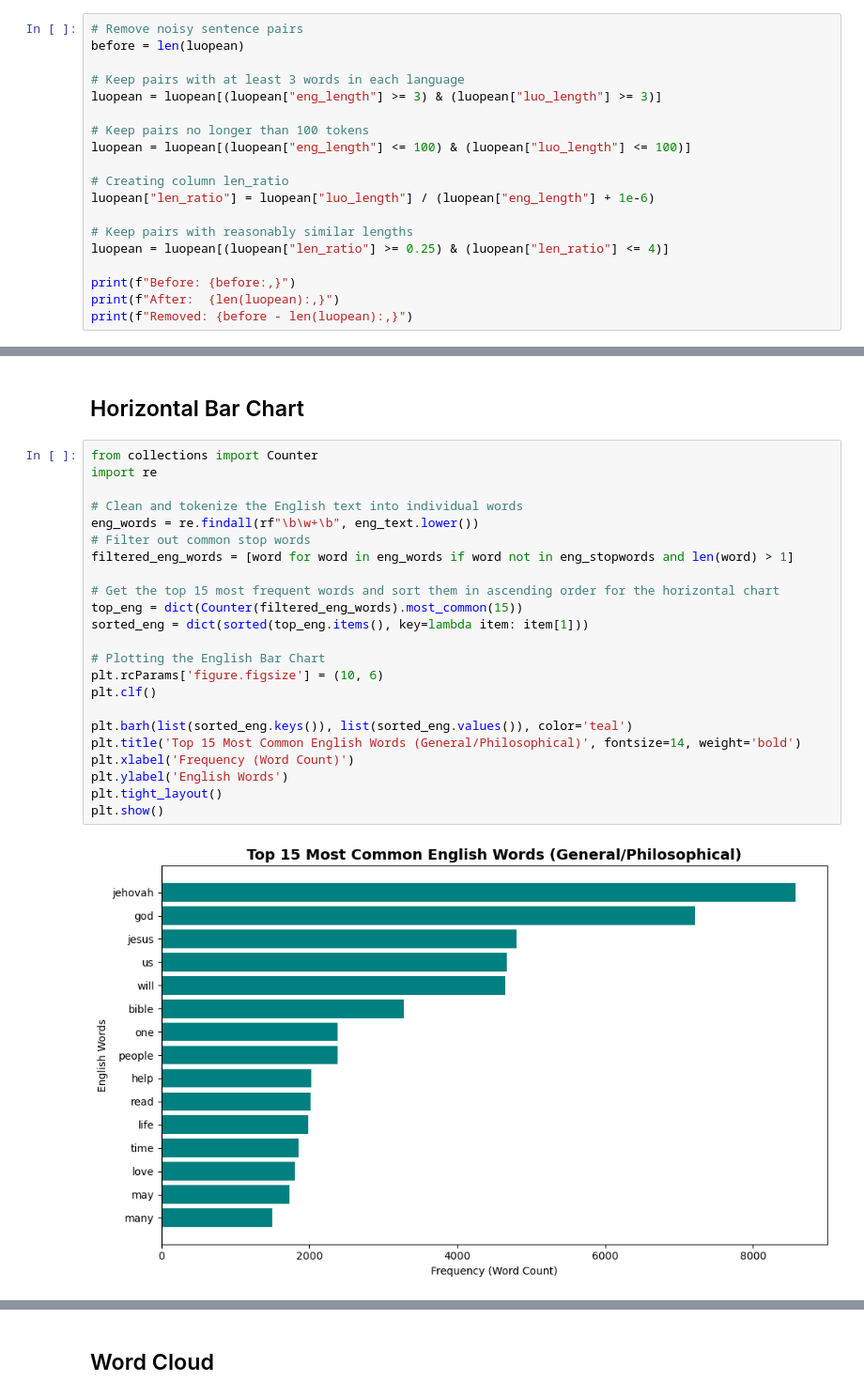
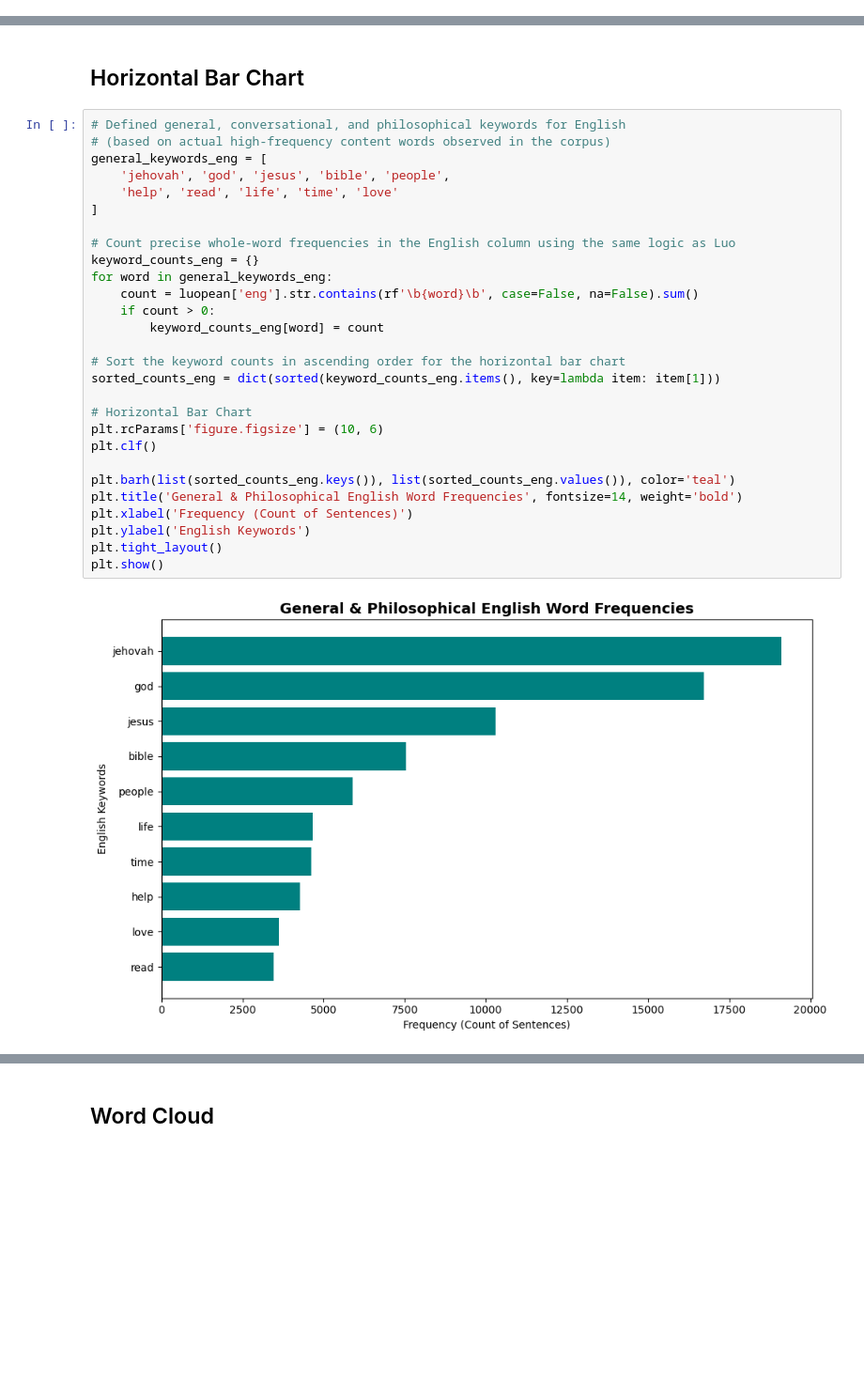
Before and after one commit to Bennie-Kibet/TrendLens, a Jupyter notebook: Draft/NLP_Luo_eng.ipynb, the cells around one changed output, grey strips where cells are left out. Shown at 94% size. Drawn from its saved outputs; the diff is of its cells as text; blank space fills up the shorter version.

```diff
--- a/Draft/NLP_Luo_eng.ipynb
+++ b/Draft/NLP_Luo_eng.ipynb
@@ -184,19 +194,0 @@ plt.show()
-# %%
-# Remove noisy sentence pairs
-before = len(luopean)
-
-# Keep pairs with at least 3 words in each language
-luopean = luopean[(luopean["eng_length"] >= 3) & (luopean["luo_length"] >= 3)]
-
-# Keep pairs no longer than 100 tokens
-luopean = luopean[(luopean["eng_length"] <= 100) & (luopean["luo_length"] <= 100)]
-
-# Creating column len_ratio
-luopean["len_ratio"] = luopean["luo_length"] / (luopean["eng_length"] + 1e-6)
-
-# Keep pairs with reasonably similar lengths
-luopean = luopean[(luopean["len_ratio"] >= 0.25) & (luopean["len_ratio"] <= 4)]
-
-print(f"Before: {before:,}")
-print(f"After:  {len(luopean):,}")
-print(f"Removed: {before - len(luopean):,}")
@@ -293,30 +323,35 @@ Total severely imbalanced/maligned sentence pairs: 147 (0.18%)
 # %% [markdown]
 ## Horizontal Bar Chart
 # %%
-from collections import Counter
-import re
+# Defined general, conversational, and philosophical keywords for English
+# (based on actual high-frequency content words observed in the corpus)
+general_keywords_eng = [
+    'jehovah', 'god', 'jesus', 'bible', 'people',
+    'help', 'read', 'life', 'time', 'love'
+]
 
-# Clean and tokenize the English text into individual words
-eng_words = re.findall(rf"\b\w+\b", eng_text.lower())
-# Filter out common stop words
-filtered_eng_words = [word for word in eng_words if word not in eng_stopwords and len(word) > 1]
+# Count precise whole-word frequencies in the English column using the same logic as Luo
+keyword_counts_eng = {}
+for word in general_keywords_eng:
+    count = luopean['eng'].str.contains(rf'\b{word}\b', case=False, na=False).sum()
+    if count > 0:
+        keyword_counts_eng[word] = count
 
-# Get the top 15 most frequent words and sort them in ascending order for the horizontal chart
-top_eng = dict(Counter(filtered_eng_words).most_common(15))
-sorted_eng = dict(sorted(top_eng.items(), key=lambda item: item[1]))
+# Sort the keyword counts in ascending order for the horizontal bar chart
+sorted_counts_eng = dict(sorted(keyword_counts_eng.items(), key=lambda item: item[1]))
 
-# Plotting the English Bar Chart
+# Horizontal Bar Chart
 plt.rcParams['figure.figsize'] = (10, 6)
 plt.clf()
 
-plt.barh(list(sorted_eng.keys()), list(sorted_eng.values()), color='teal')
-plt.title('Top 15 Most Common English Words (General/Philosophical)', fontsize=14, weight='bold')
-plt.xlabel('Frequency (Word Count)')
-plt.ylabel('English Words')
+plt.barh(list(sorted_counts_eng.keys()), list(sorted_counts_eng.values()), color='teal')
+plt.title('General & Philosophical English Word Frequencies', fontsize=14, weight='bold')
+plt.xlabel('Frequency (Count of Sentences)')
+plt.ylabel('English Keywords')
 plt.tight_layout()
 plt.show()
 # %% [output]
-[figure, old version]
+[figure, new version]
 # %%
 # Defined general, conversational, and philosophical keywords for Luo
 general_keywords_luo = [
```
Also changed, not shown: parts of 14 cells of this notebook, 3 other files.
